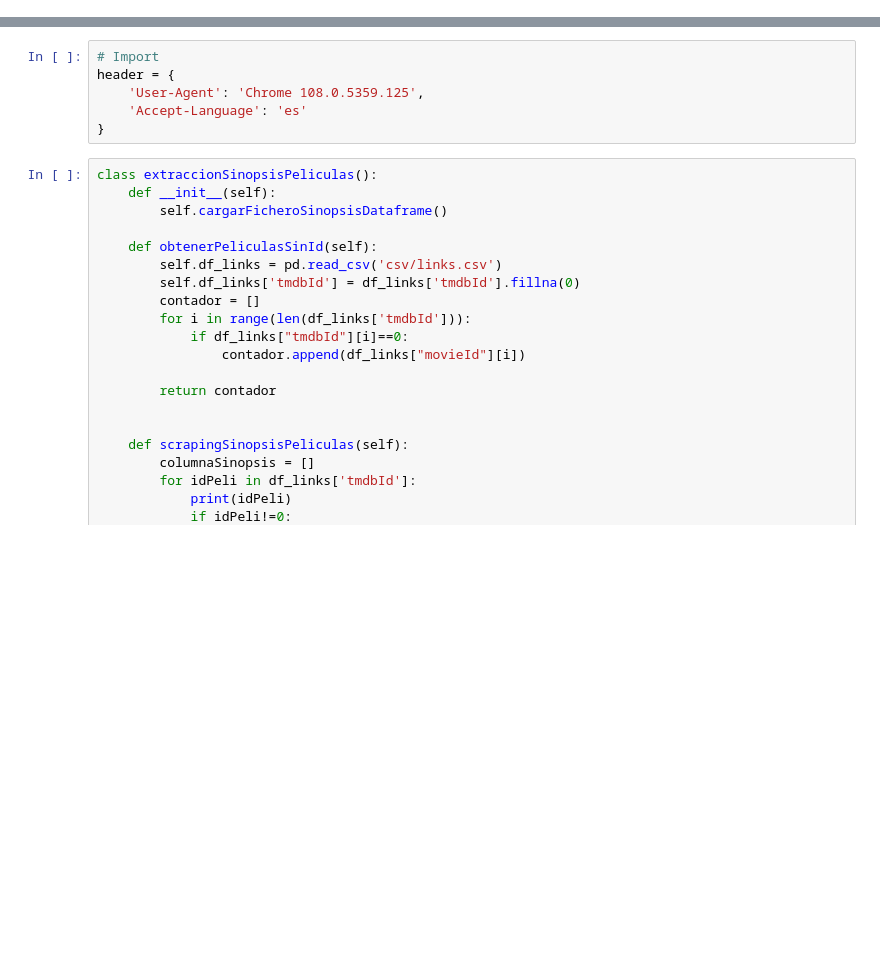
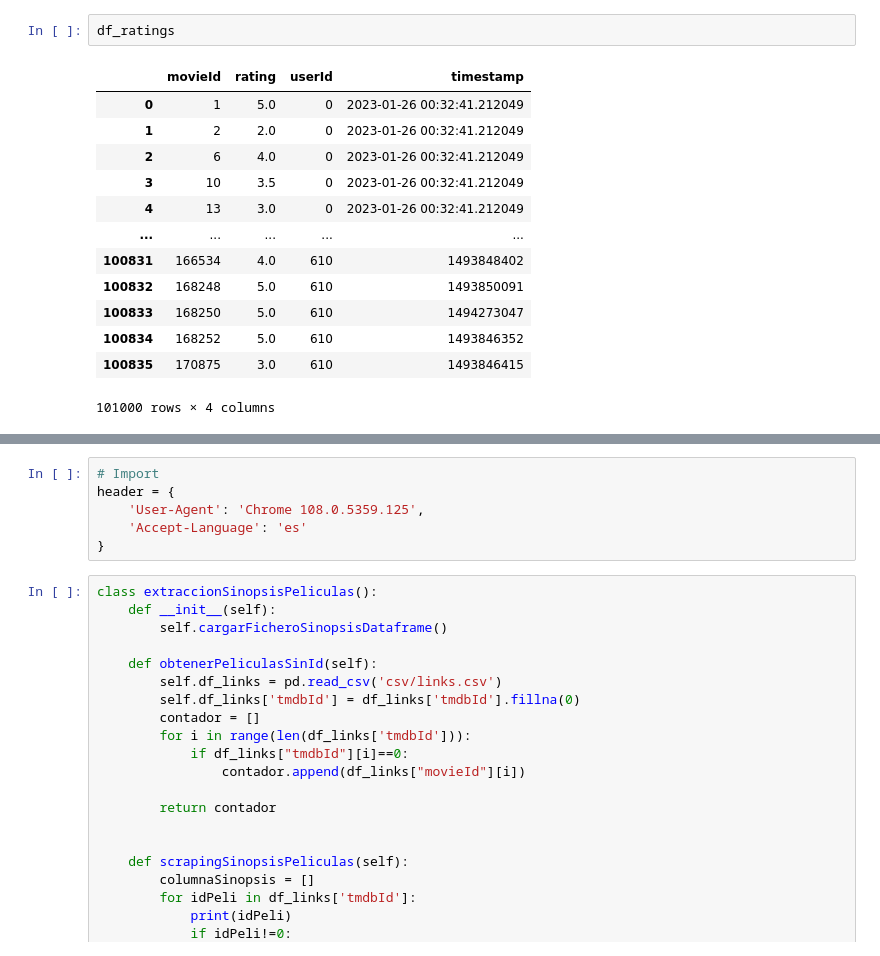
Before and after one commit to Liixxn/MovieMender, a Jupyter notebook: Movielens_recomendador.ipynb, the cells around one changed output, grey strips where cells are left out. Drawn from its saved outputs; the diff is of its cells as text; blank space fills up the shorter version.

```diff
--- a/Movielens_recomendador.ipynb
+++ b/Movielens_recomendador.ipynb
@@ -27,0 +75,16 @@ from sklearn.feature_extraction.text import TfidfVectorizer
+# %%
+df_ratings
+# %% [output]
+|  | movieId | rating | userId | timestamp |
+| 0 | 1 | 5.0 | 0 | 2023-01-26 00:32:41.212049 |
+| 1 | 2 | 2.0 | 0 | 2023-01-26 00:32:41.212049 |
+| 2 | 6 | 4.0 | 0 | 2023-01-26 00:32:41.212049 |
+| 3 | 10 | 3.5 | 0 | 2023-01-26 00:32:41.212049 |
+| 4 | 13 | 3.0 | 0 | 2023-01-26 00:32:41.212049 |
+| ... | ... | ... | ... | ... |
+| 100831 | 166534 | 4.0 | 610 | 1493848402 |
+| 100832 | 168248 | 5.0 | 610 | 1493850091 |
+| 100833 | 168250 | 5.0 | 610 | 1494273047 |
+| 100834 | 168252 | 5.0 | 610 | 1493846352 |
+| 100835 | 170875 | 3.0 | 610 | 1493846415 |
+101000 rows × 4 columns
```
Also changed, not shown: parts of 9 cells of this notebook, 4 other files.
